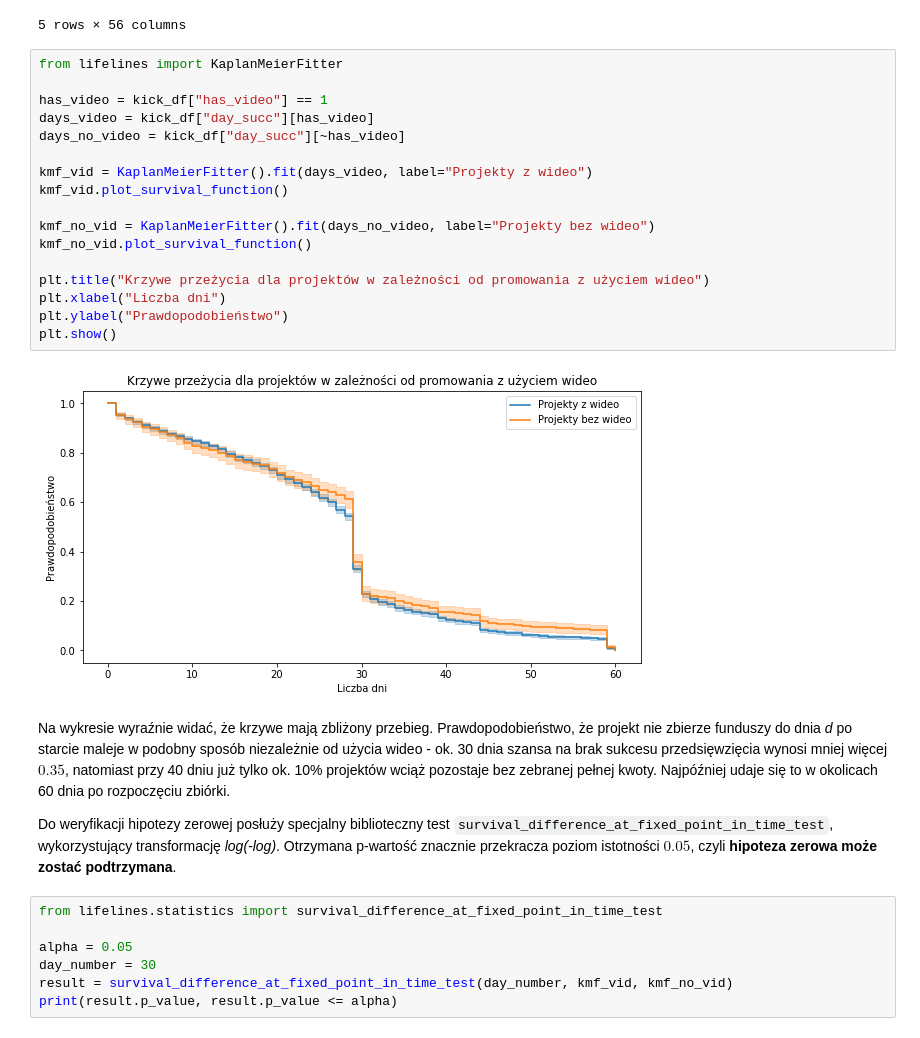
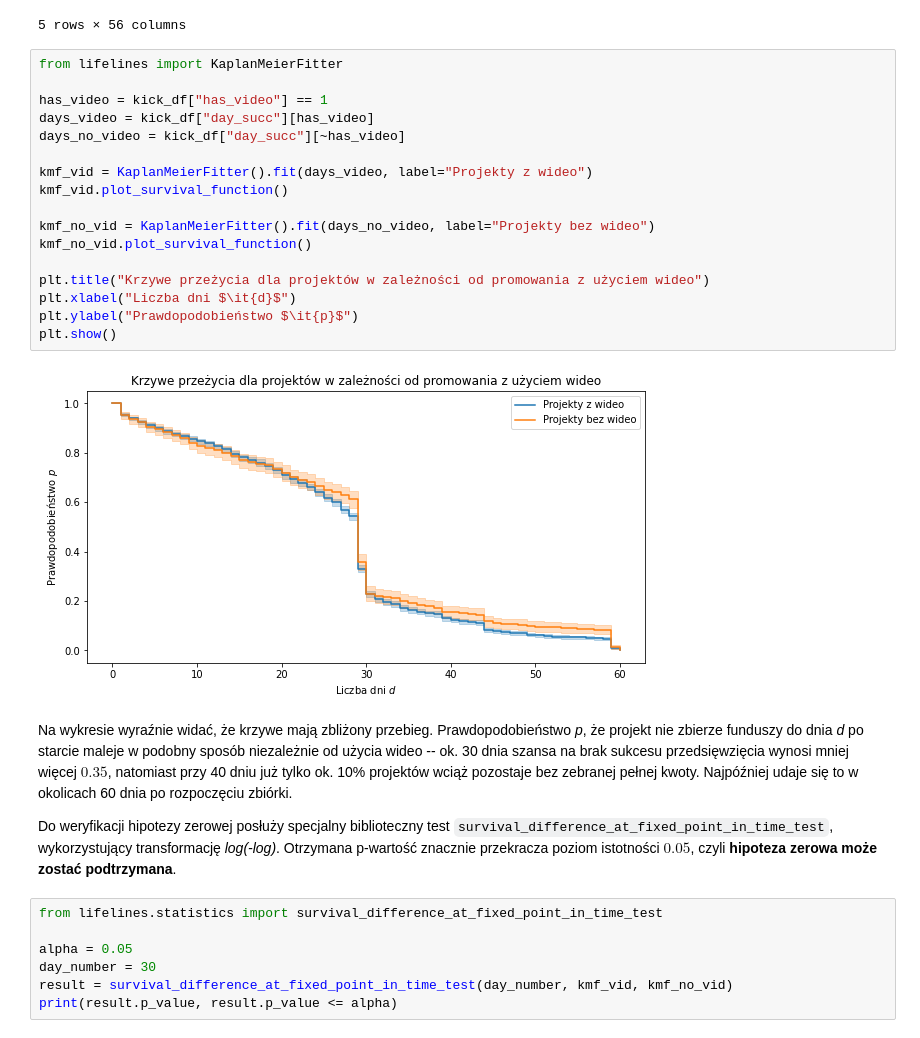
Before and after one commit to Daer7/SADM, a Jupyter notebook: SADM.ipynb, the cells around one changed output. Cells and saved outputs as stored; diff of their text form.

```diff
--- a/SADM.ipynb
+++ b/SADM.ipynb
@@ -445,24 +445,24 @@ False False
 # %%
 from lifelines import KaplanMeierFitter
 
 has_video = kick_df["has_video"] == 1
 days_video = kick_df["day_succ"][has_video]
 days_no_video = kick_df["day_succ"][~has_video]
 
 kmf_vid = KaplanMeierFitter().fit(days_video, label="Projekty z wideo")
 kmf_vid.plot_survival_function()
 
 kmf_no_vid = KaplanMeierFitter().fit(days_no_video, label="Projekty bez wideo")
 kmf_no_vid.plot_survival_function()
 
 plt.title("Krzywe przeżycia dla projektów w zależności od promowania z użyciem wideo")
-plt.xlabel("Liczba dni")
-plt.ylabel("Prawdopodobieństwo")
+plt.xlabel("Liczba dni $\it{d}$")
+plt.ylabel("Prawdopodobieństwo $\it{p}$")
 plt.show()
 # %% [output]
-[figure, old version]
+[figure, new version]
 # %% [markdown]
-Na wykresie wyraźnie widać, że krzywe mają zbliżony przebieg. Prawdopodobieństwo, że projekt nie zbierze funduszy do dnia *d* po starcie maleje w podobny sposób niezależnie od użycia wideo - ok. 30 dnia szansa na brak sukcesu przedsięwzięcia wynosi mniej więcej $0.35$, natomiast przy 40 dniu już tylko ok. 10% projektów wciąż pozostaje bez zebranej pełnej kwoty. Najpóźniej udaje się to w okolicach 60 dnia po rozpoczęciu zbiórki.
+Na wykresie wyraźnie widać, że krzywe mają zbliżony przebieg. Prawdopodobieństwo *p*, że projekt nie zbierze funduszy do dnia *d* po starcie maleje w podobny sposób niezależnie od użycia wideo -- ok. 30 dnia szansa na brak sukcesu przedsięwzięcia wynosi mniej więcej $0.35$, natomiast przy 40 dniu już tylko ok. 10% projektów wciąż pozostaje bez zebranej pełnej kwoty. Najpóźniej udaje się to w okolicach 60 dnia po rozpoczęciu zbiórki.
 
 Do weryfikacji hipotezy zerowej posłuży specjalny biblioteczny test `survival_difference_at_fixed_point_in_time_test`, wykorzystujący transformację *log(-log)*. Otrzymana p-wartość znacznie przekracza poziom istotności $0.05$, czyli **hipoteza zerowa może zostać podtrzymana**.
 # %%
```
Also changed, not shown: parts of 5 cells of this notebook.
